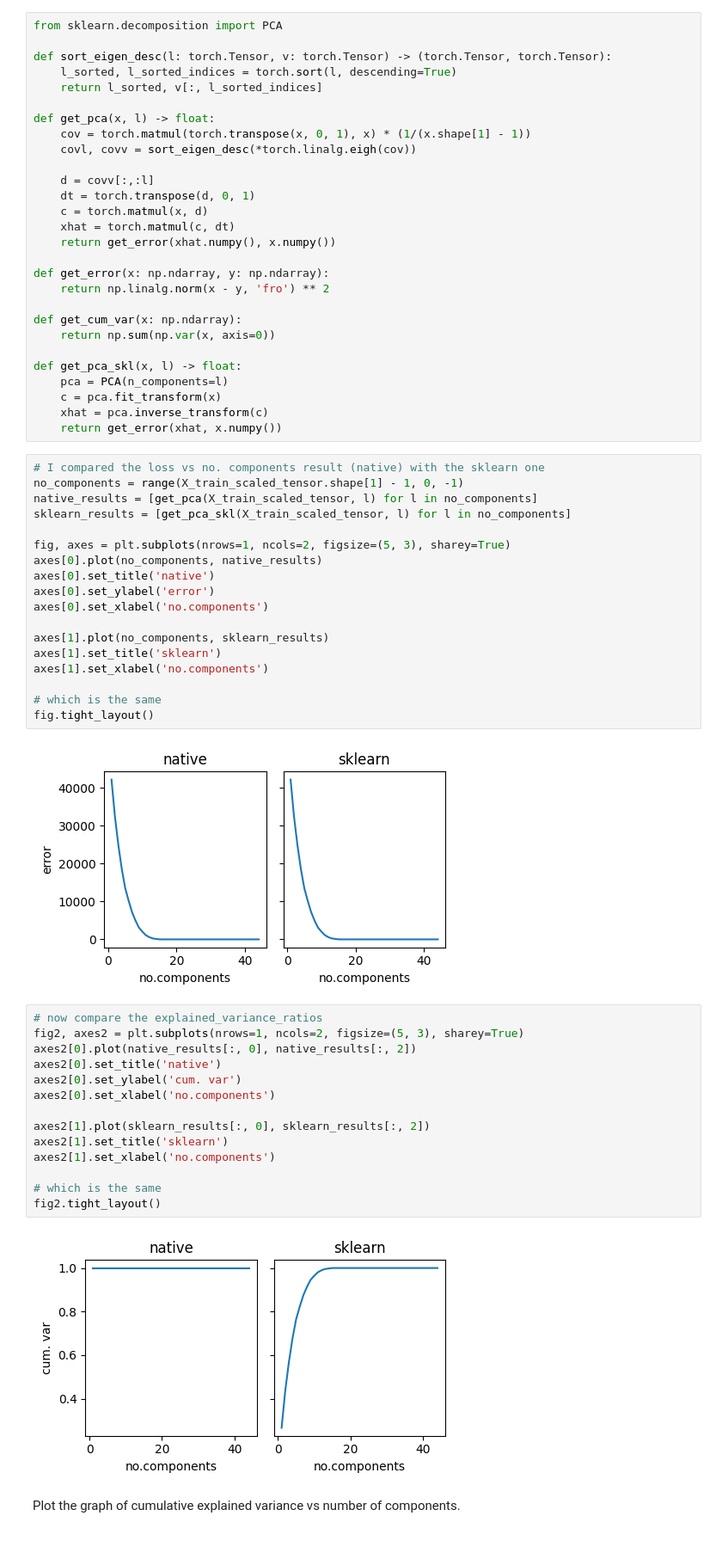
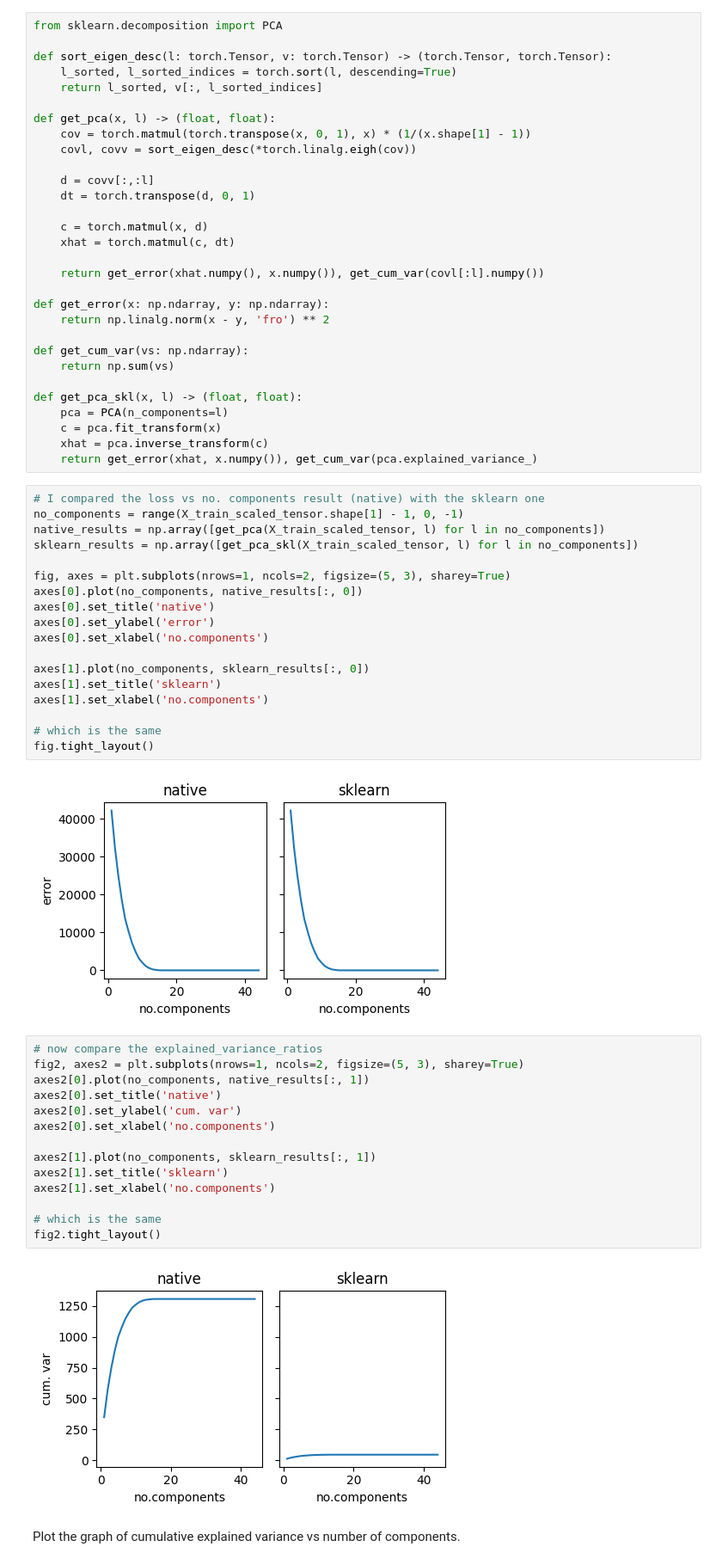
Before and after one commit to Kanakanajm/nnti, a Jupyter notebook: Assignment_3/code/NNTI_assignment_3_jackie.ipynb, the cells around one changed output. Shown: that part at 86% size. Saved outputs shown, nothing was run; the diff lists cells and outputs as text.

```diff
--- a/Assignment_3/code/NNTI_assignment_3_jackie.ipynb
+++ b/Assignment_3/code/NNTI_assignment_3_jackie.ipynb
@@ -105,40 +105,42 @@ def sort_eigen_desc(l: torch.Tensor, v: torch.Tensor) -> (torch.Tensor, torch.Te
     l_sorted, l_sorted_indices = torch.sort(l, descending=True)
     return l_sorted, v[:, l_sorted_indices]
 
-def get_pca(x, l) -> float:
+def get_pca(x, l) -> (float, float):
     cov = torch.matmul(torch.transpose(x, 0, 1), x) * (1/(x.shape[1] - 1))
     covl, covv = sort_eigen_desc(*torch.linalg.eigh(cov))
 
     d = covv[:,:l]
     dt = torch.transpose(d, 0, 1)
+
     c = torch.matmul(x, d)
     xhat = torch.matmul(c, dt)
-    return get_error(xhat.numpy(), x.numpy())
+
+    return get_error(xhat.numpy(), x.numpy()), get_cum_var(covl[:l].numpy())
 
 def get_error(x: np.ndarray, y: np.ndarray):
     return np.linalg.norm(x - y, 'fro') ** 2
 
-def get_cum_var(x: np.ndarray):
-    return np.sum(np.var(x, axis=0))
+def get_cum_var(vs: np.ndarray):
+    return np.sum(vs)
 
-def get_pca_skl(x, l) -> float:
+def get_pca_skl(x, l) -> (float, float):
     pca = PCA(n_components=l)
     c = pca.fit_transform(x)
     xhat = pca.inverse_transform(c)
-    return get_error(xhat, x.numpy())
+    return get_error(xhat, x.numpy()), get_cum_var(pca.explained_variance_)
 # %%
 # I compared the loss vs no. components result (native) with the sklearn one
 no_components = range(X_train_scaled_tensor.shape[1] - 1, 0, -1)
-native_results = [get_pca(X_train_scaled_tensor, l) for l in no_components]
-sklearn_results = [get_pca_skl(X_train_scaled_tensor, l) for l in no_components]
+native_results = np.array([get_pca(X_train_scaled_tensor, l) for l in no_components])
+sklearn_results = np.array([get_pca_skl(X_train_scaled_tensor, l) for l in no_components])
 
 fig, axes = plt.subplots(nrows=1, ncols=2, figsize=(5, 3), sharey=True)
-axes[0].plot(no_components, native_results)
+axes[0].plot(no_components, native_results[:, 0])
 axes[0].set_title('native')
 axes[0].set_ylabel('error')
 axes[0].set_xlabel('no.components')
 
-axes[1].plot(no_components, sklearn_results)
+axes[1].plot(no_components, sklearn_results[:, 0])
 axes[1].set_title('sklearn')
 axes[1].set_xlabel('no.components')
 
@@ -149,18 +151,18 @@ fig.tight_layout()
 # %%
 # now compare the explained_variance_ratios
 fig2, axes2 = plt.subplots(nrows=1, ncols=2, figsize=(5, 3), sharey=True)
-axes2[0].plot(native_results[:, 0], native_results[:, 2])
+axes2[0].plot(no_components, native_results[:, 1])
 axes2[0].set_title('native')
 axes2[0].set_ylabel('cum. var')
 axes2[0].set_xlabel('no.components')
 
-axes2[1].plot(sklearn_results[:, 0], sklearn_results[:, 2])
+axes2[1].plot(no_components, sklearn_results[:, 1])
 axes2[1].set_title('sklearn')
 axes2[1].set_xlabel('no.components')
 
 # which is the same
 fig2.tight_layout()
 # %% [output]
-[figure, old version]
+[figure, new version]
 # %% [markdown]
 Plot the graph of cumulative explained variance vs number of components.
```
Also changed, not shown: parts of 4 cells of this notebook, 3 other files.
